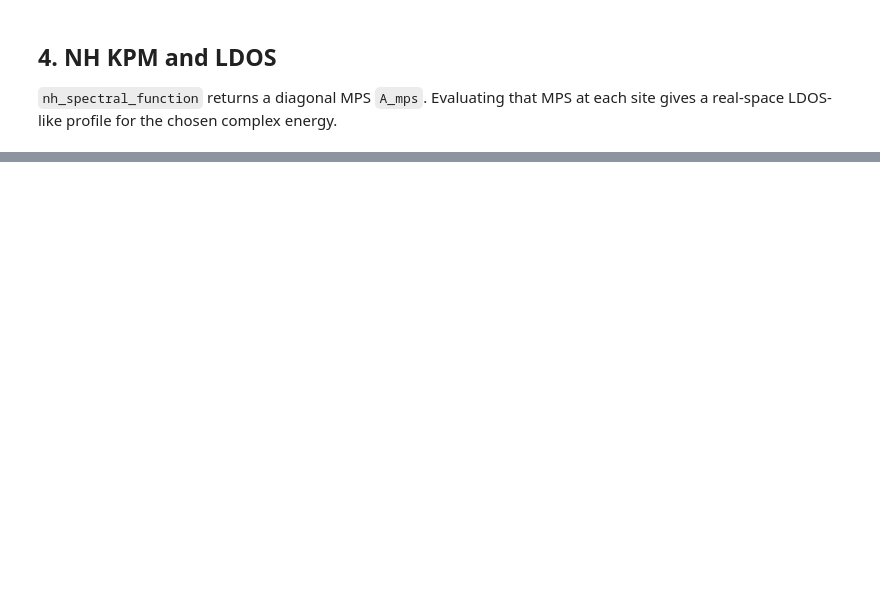
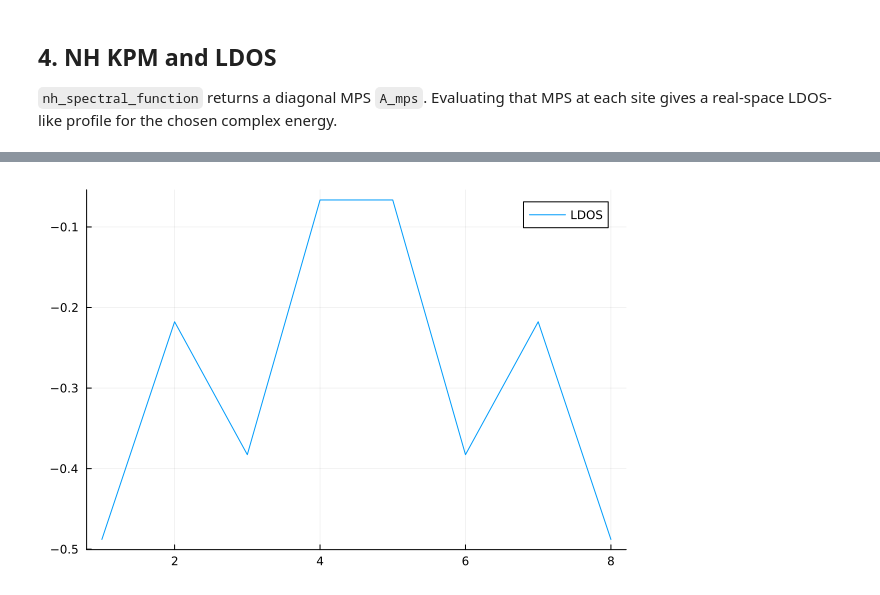
Before and after one commit to TensorBinding/TensorBinding.jl, a Jupyter notebook: examples/manybody/nonhermitian_loss_chain.ipynb, the cells around one changed output, grey strips where cells are left out. Saved outputs shown, nothing was run; the diff lists cells and outputs as text; code cells hidden in the pictures; blank space fills up the shorter version.

```diff
--- a/examples/manybody/nonhermitian_loss_chain.ipynb
+++ b/examples/manybody/nonhermitian_loss_chain.ipynb
@@ -78,0 +93,4 @@ println("computed ", length(partials), " partial moments")
+# %%
+plot(ldos, label="LDOS")
+# %% [output]
+[figure, added]
```
Also changed, not shown: parts of 6 cells of this notebook, 5 other files.
